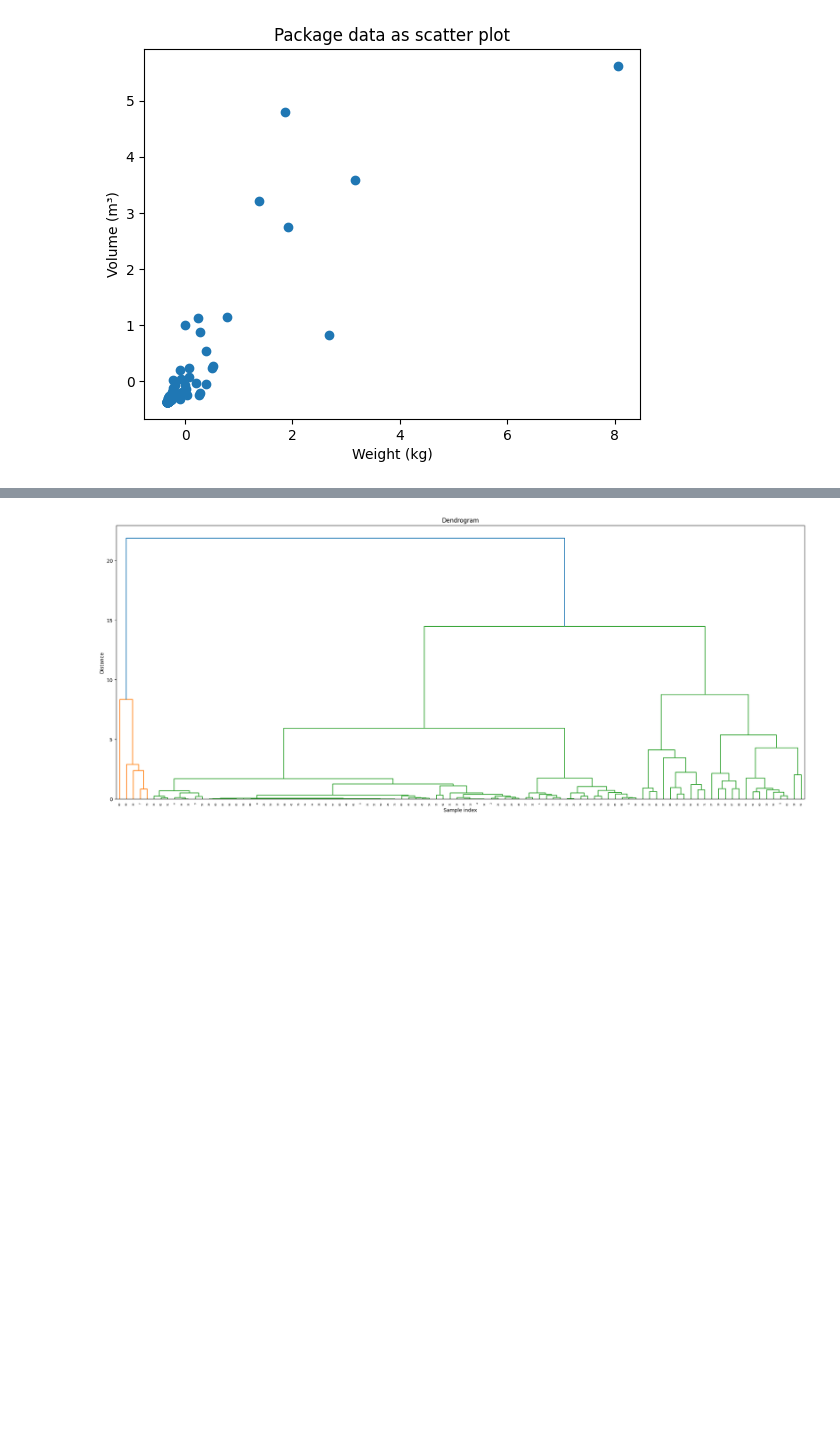
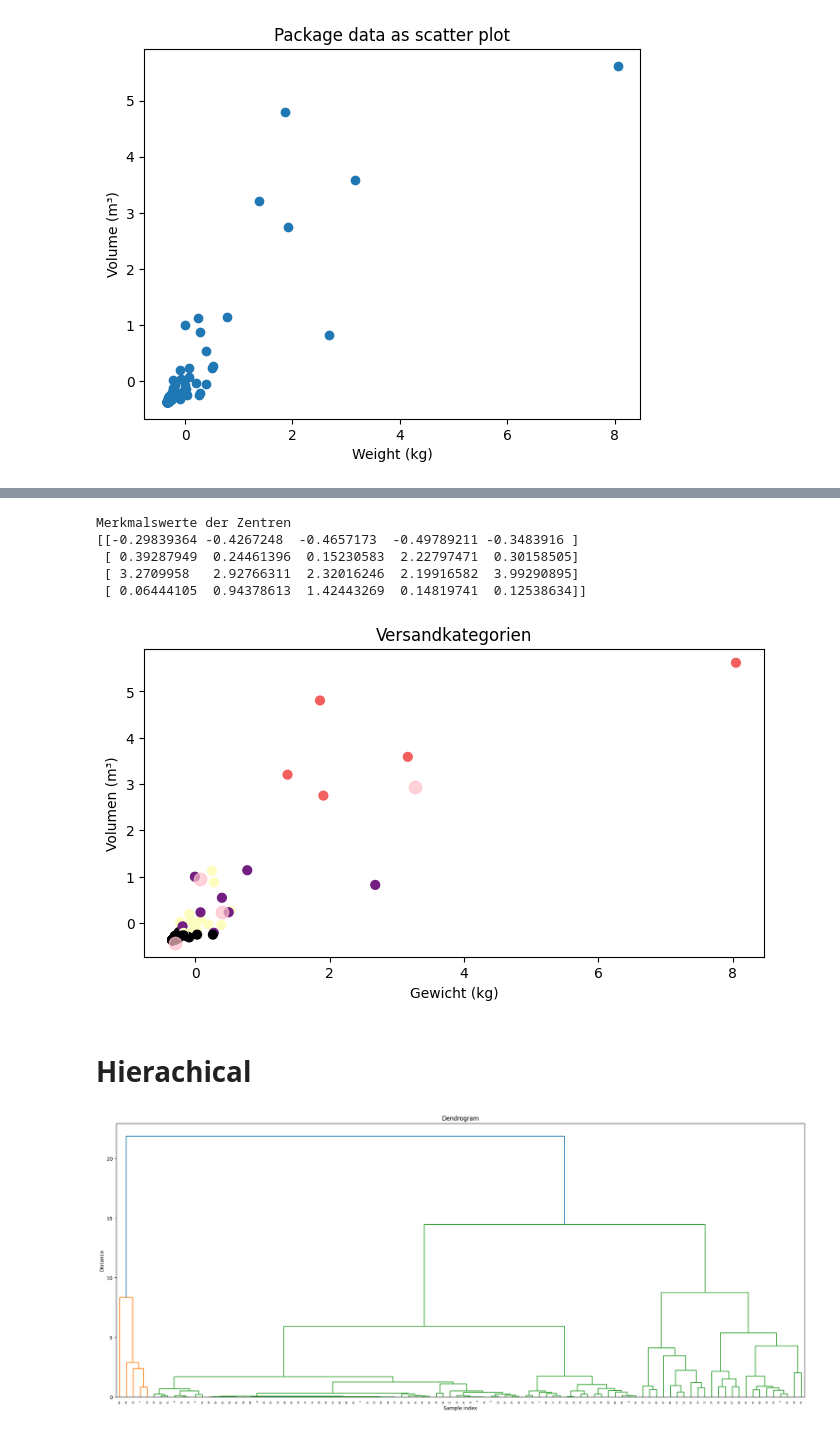
Before and after one commit to FrankCastlepancakes/ClusteringScikitLearn, a Jupyter notebook: notebook.ipynb, the cells around one changed output, grey strips where cells are left out. Drawn from its saved outputs; the diff is of its cells as text; code cells hidden in the pictures; blank space fills up the shorter version.

```diff
--- a/notebook.ipynb
+++ b/notebook.ipynb
@@ -105,3 +178,28 @@ Text(0, 0.5, 'Volume (m³)')
+# %%
+# Visualize allocation of datapoints
+figure(figsize=(8,4))
+scatter(scaled_weight, scaled_volume, c=y_kmeans3, s=40, cmap='magma')
+
+# Visualize Cluster Centers
+centers = kmeans3.cluster_centers_
+scatter(centers[:,0], centers[:,1], c='pink', s=80, alpha=0.7)
+
+title('Versandkategorien')
+xlabel('Gewicht (kg)')
+ylabel('Volumen (m³)')
+
+#Print coordinates of Cluster Centers
+print('Merkmalswerte der Zentren')
+print(centers)
+# %% [output]
+Merkmalswerte der Zentren
+[[-0.29839364 -0.4267248  -0.4657173  -0.49789211 -0.3483916 ]
+ [ 0.39287949  0.24461396  0.15230583  2.22797471  0.30158505]
+ [ 3.2709958   2.92766311  2.32016246  2.19916582  3.99290895]
+ [ 0.06444105  0.94378613  1.42443269  0.14819741  0.12538634]]
+[figure, added]
+# %% [markdown]
+# Hierachical
 # %%
 # Plot dendrogram
 figure(figsize=(25, 10))
```
Also changed, not shown: parts of 9 cells of this notebook, 3 other files.
